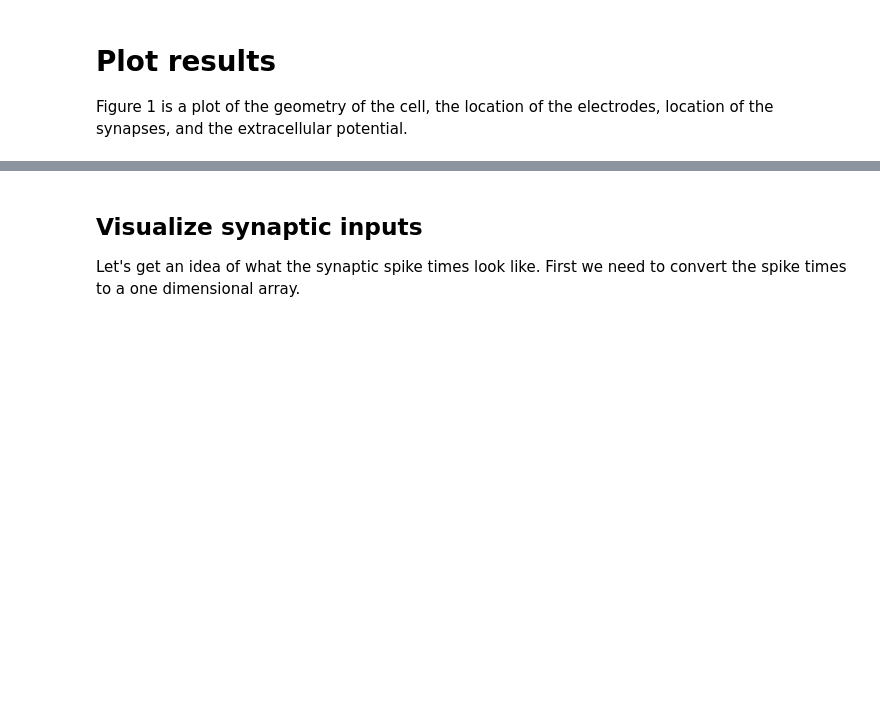
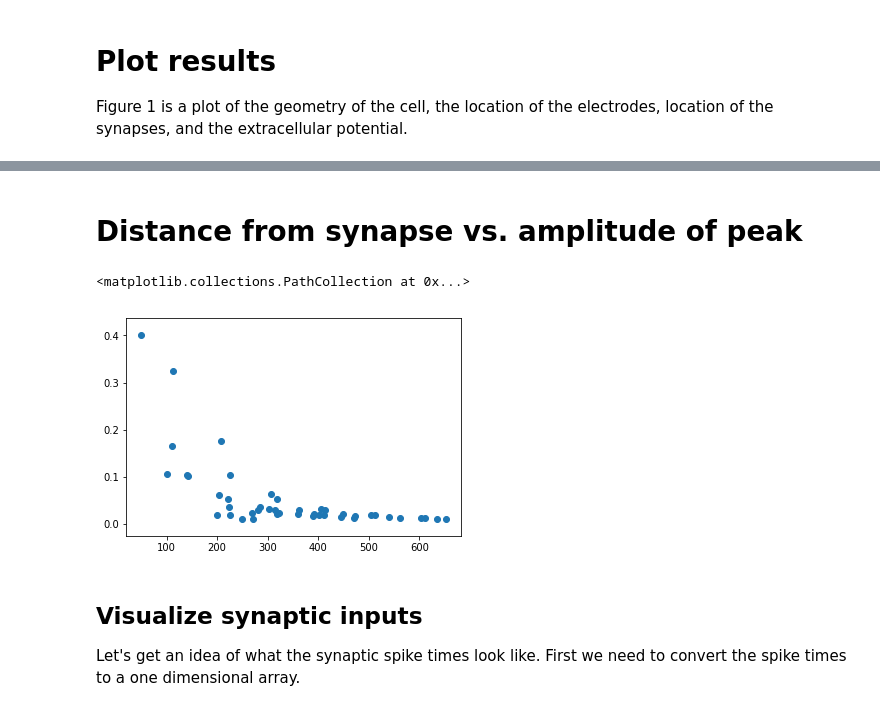
Before and after one commit to latimerb/GeneralTutorials, a Jupyter notebook: LFP/LFPTutorial5-BLA PV Interneuron-stylized.ipynb, the cells around one changed output, grey strips where cells are left out. Saved outputs shown, nothing was run; the diff lists cells and outputs as text; code cells hidden in the pictures; blank space fills up the shorter version.

```diff
--- a/LFP/LFPTutorial5-BLA PV Interneuron-stylized.ipynb
+++ b/LFP/LFPTutorial5-BLA PV Interneuron-stylized.ipynb
@@ -200,3 +200,16 @@ fig = savef
+# %% [markdown]
+# Distance from synapse vs. amplitude of peak
+# %%
+peaks=[]
+distance=[]
+for i in np.arange(0,electrode.LFP.shape[0]):
+    peaks.append(np.max(np.abs(electrode.LFP[i,:]))*1000)
+    distance.append(np.sqrt((cell.synapses[0].x-electrode.x[i])**2+(cell.synapses[0].z-electrode.z[i])**2))
+
+scatter(distance,peaks)
+# %% [output]
+<matplotlib.collections.PathCollection at 0x...>
+[figure, added]
 # %% [markdown]
 ## Visualize synaptic inputs
 Let's get an idea of what the synaptic spike times look like. First we need to convert the spike times to a one dimensional array.
```
Also changed, not shown: parts of 5 cells of this notebook, 9 other files.
